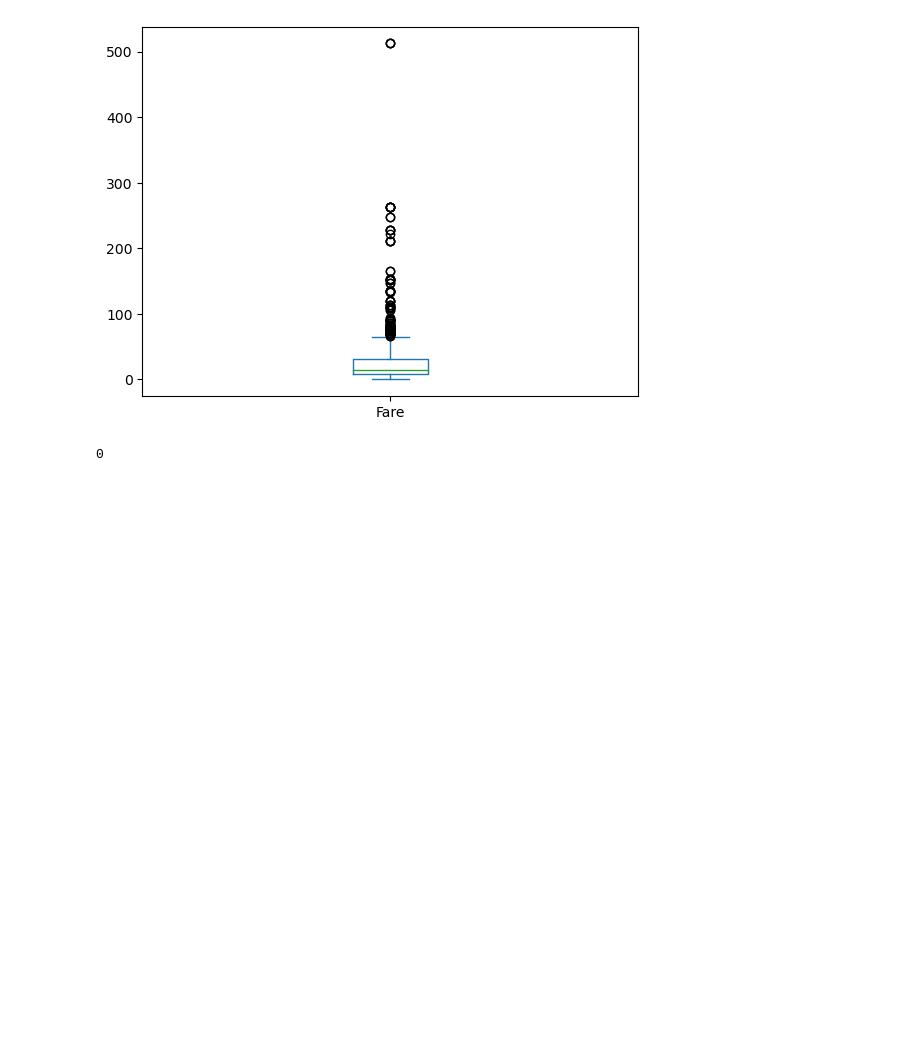
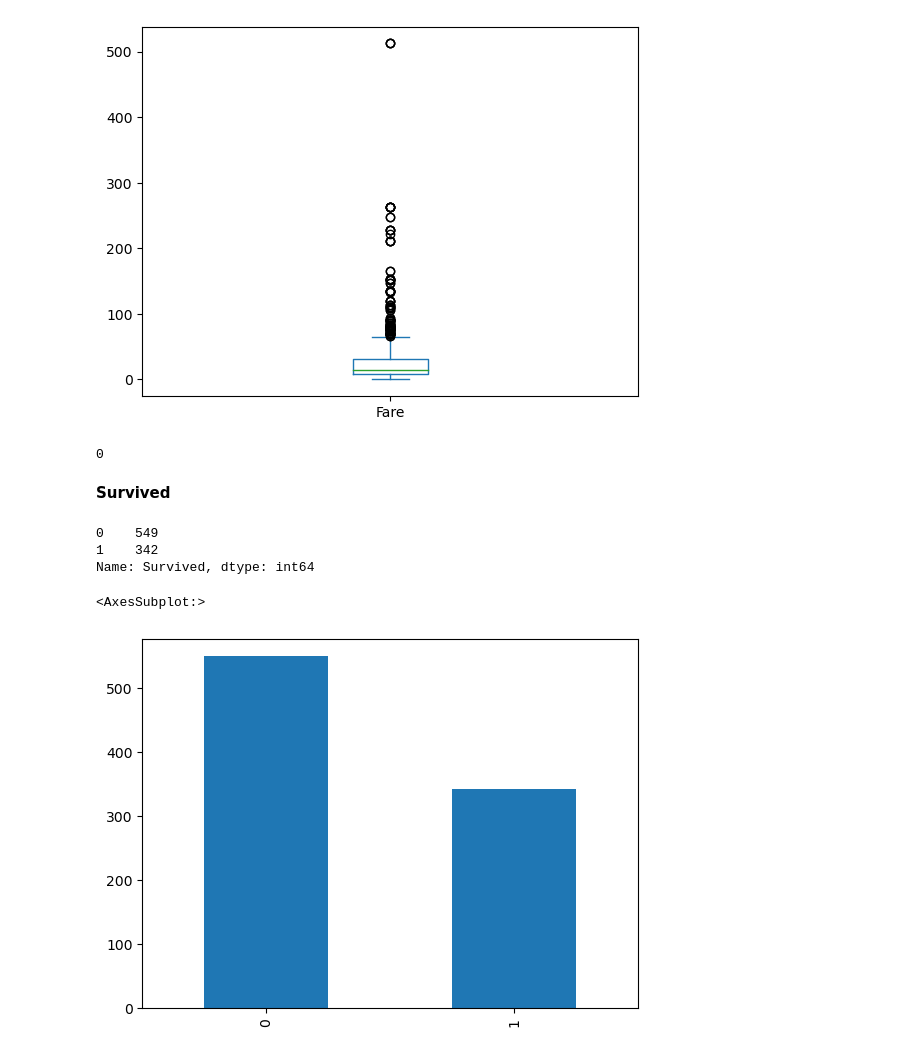
Before and after one commit to chwasiq0569/EDA-on-Titanic-Dataset, a Jupyter notebook: eda-on-titanic-dataset.ipynb, the cells around one changed output. Saved outputs shown, nothing was run; the diff lists cells and outputs as text; code cells hidden in the pictures; blank space fills up the shorter version.

Commit message:
Univariate Analysis on Survived Column

```diff
--- a/eda-on-titanic-dataset.ipynb
+++ b/eda-on-titanic-dataset.ipynb
@@ -200,3 +200,16 @@ traindf['Fare'].plot(kind='box')
 traindf['Fare'].isnull().sum()
 # %% [output]
 0
+# %% [markdown]
+**Survived**
+# %%
+traindf['Survived'].value_counts()
+# %% [output]
+0    549
+1    342
+Name: Survived, dtype: int64
+# %%
+traindf['Survived'].value_counts().plot(kind='bar')
+# %% [output]
+<AxesSubplot:>
+[figure, added]
```
Also changed, not shown: parts of 2 cells of this notebook.
